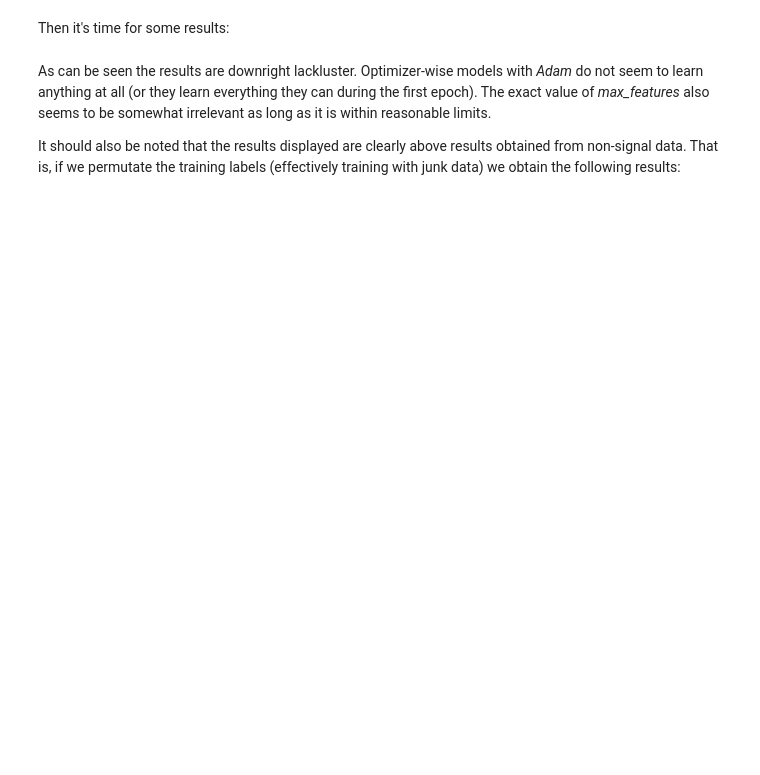
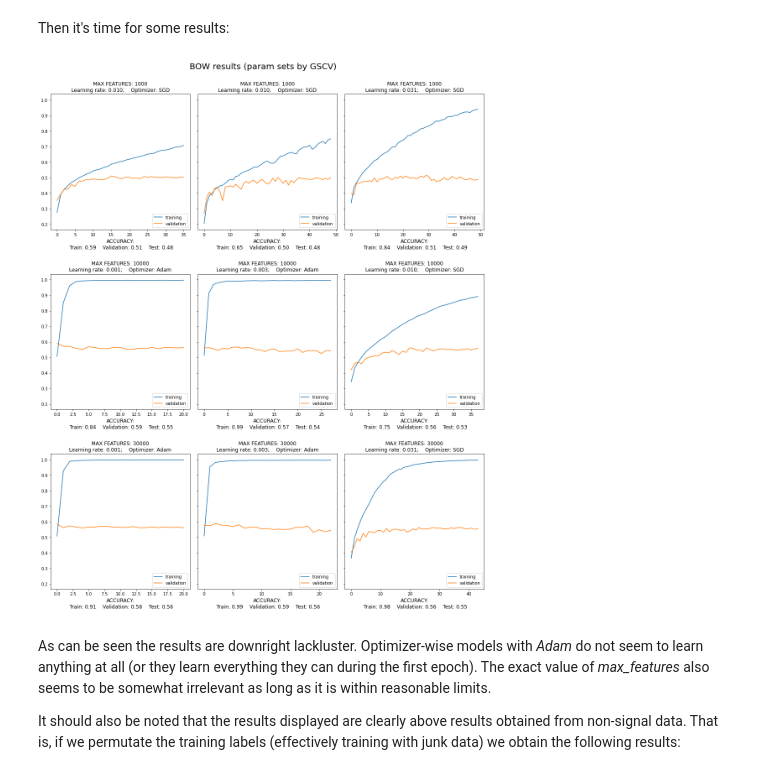
Before and after one commit to HannaKi/DL_HLT_2020_groupwork, a Jupyter notebook: DLHLT_2020_Group2.ipynb, the cells around one changed output. Drawn from its saved outputs; the diff is of its cells as text; code cells hidden in the pictures; blank space fills up the shorter version.

```diff
--- a/DLHLT_2020_Group2.ipynb
+++ b/DLHLT_2020_Group2.ipynb
@@ -346,8 +410,7 @@ def train_bow_model(max_features, params, train_classes=train_classes):
     test_acc = np.sum(np.equal(test_classes, test_preds)) / len(test_classes)
 
     return {
-        'model': model,
-        'hist': hist,
+        'hist': hist.history,
         'optimizer': params['optimizer'].__name__,
         'learning_rate': params['learning_rate'],
         'train_accuracy': train_acc,
@@ -369,23 +440,25 @@ Then it's time for some results:
 # %%
 fig, ax = plt.subplots(3, 3, figsize=(15, 18), sharey=True, tight_layout=True)
 plt.suptitle("BOW results (param sets by GSCV)\n\n", va='baseline', fontsize=20)
 for i, (mf, res_mf) in enumerate(bow_results.items()):
     for j, res in enumerate(res_mf):
-        hist = res['hist'].history
+        hist = res['hist']
         ax[i][j].set_title(f"MAX FEATURES: {mf}\n"
                         f"Learning rate: {res['learning_rate']:.3f};    "
                         f"Optimizer: {res['optimizer']}",
                         fontsize=12)
         ax[i][j].plot(hist['accuracy'], label='training')
         ax[i][j].plot(hist['val_accuracy'], label='validation')
         ax[i][j].set_xlabel(
             f"ACCURACY:\n Train: {res['train_accuracy']:.2f}    "
             f"Validation: {res['validation_accuracy']:.2f}    "
             f"Test: {res['test_accuracy']:.2f}\n",
             fontsize=12
         )
         ax[i][j].legend(loc='lower right')
 plt.show()
+# %% [output]
+[figure, added]
 # %% [markdown]
 As can be seen the results are downright lackluster. Optimizer-wise models with *Adam* do not seem to learn anything at all (or they learn everything they can during the first epoch). The exact value of *max_features* also seems to be somewhat irrelevant as long as it is within reasonable limits.
 
```
Also changed, not shown: parts of 21 cells of this notebook.
